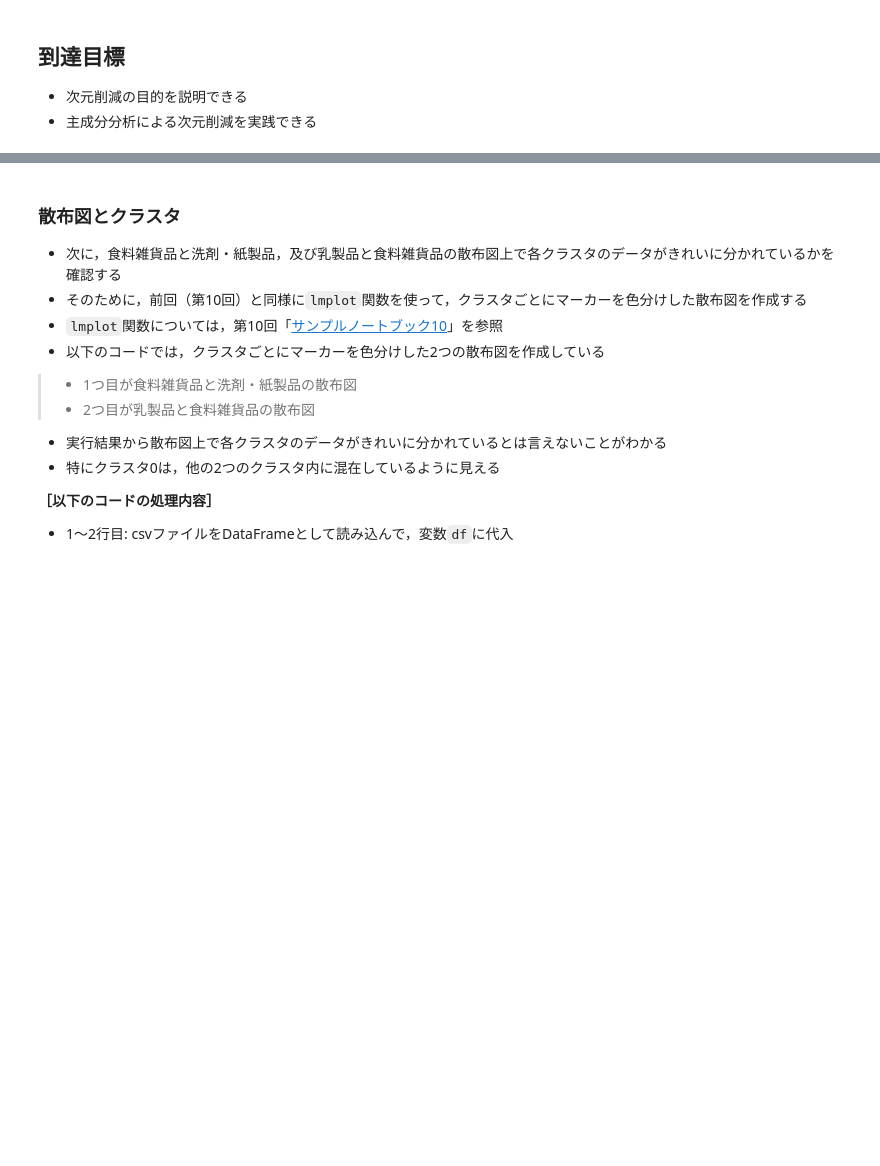
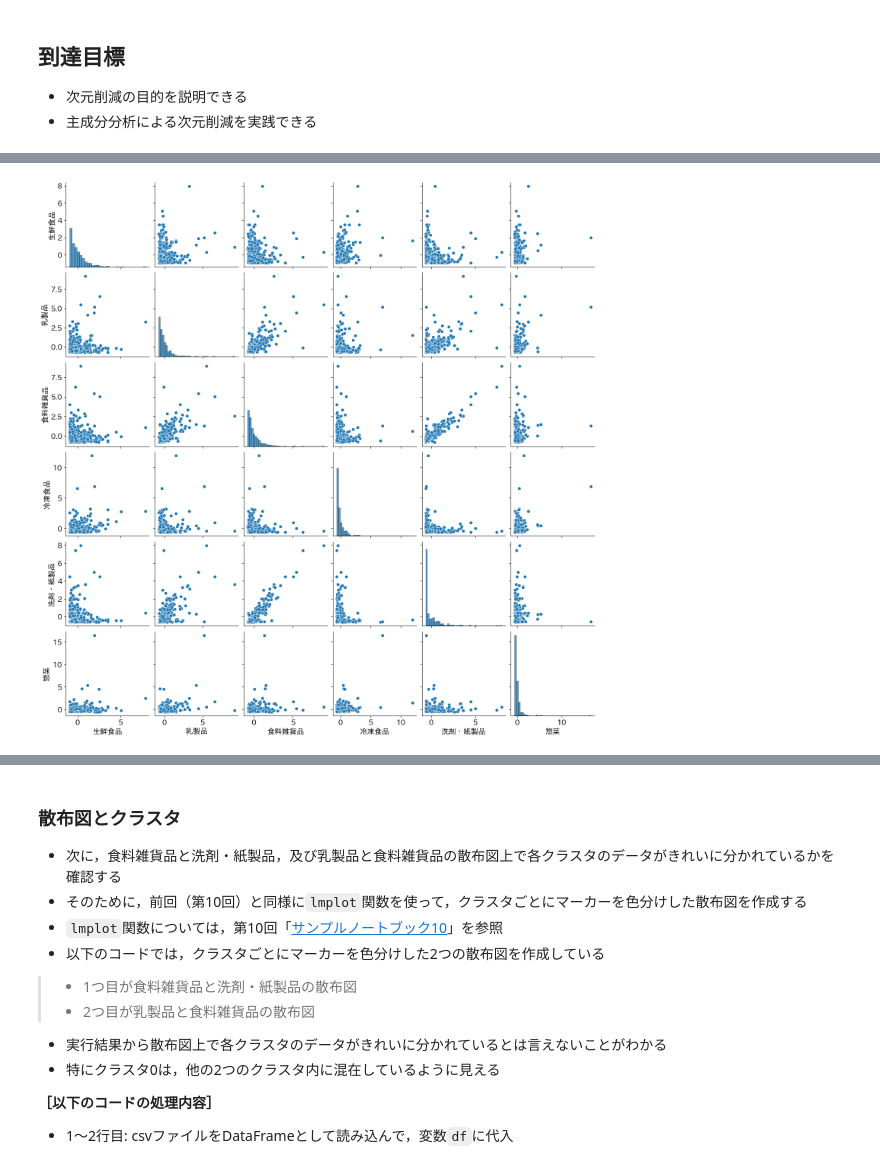
Before and after one commit to yoshida-nu/lecture_public, a Jupyter notebook: datascience/doc/datascience_notebook10.ipynb, the cells around one changed output, grey strips where cells are left out. Cells and saved outputs as stored; diff of their text form; code cells hidden in the pictures; blank space fills up the shorter version.

```diff
--- a/datascience/doc/datascience_notebook10.ipynb
+++ b/datascience/doc/datascience_notebook10.ipynb
@@ -216,0 +569,16 @@ display(r)
+# %%
+# 散布図行列の作成
+df = pd.read_csv('wholesale.csv')
+
+
+
+
+
+
+
+
+
+sns.pairplot(df_cluster.drop('cluster', axis=1))
+plt.show()
+# %% [output]
+[figure, added]
```
Also changed, not shown: parts of 50 cells of this notebook, 14 other files.
